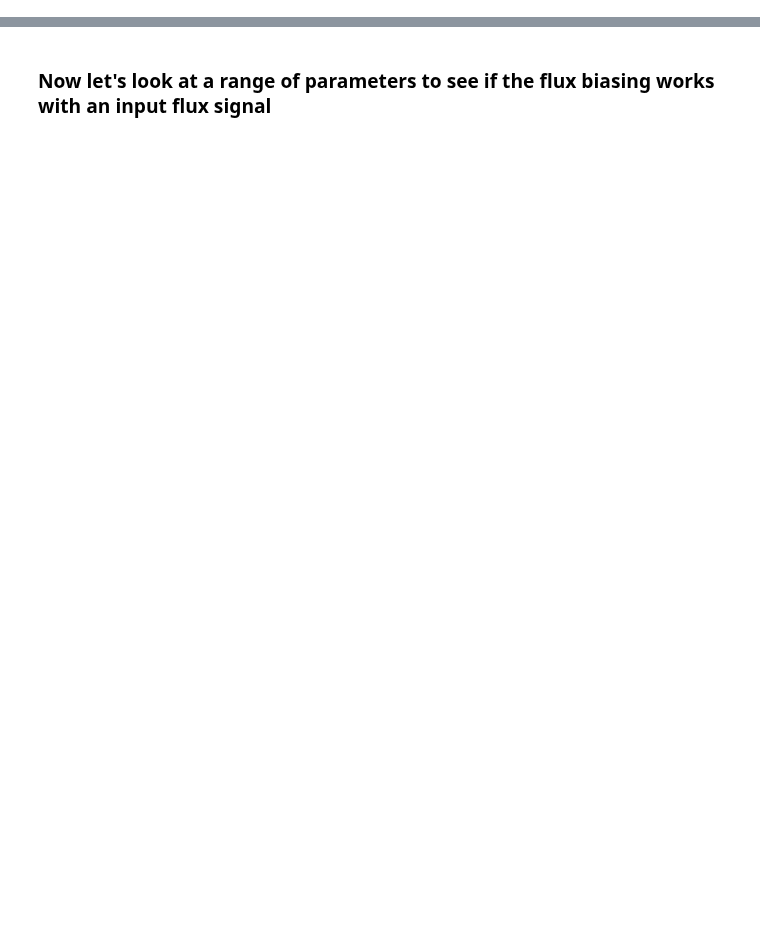
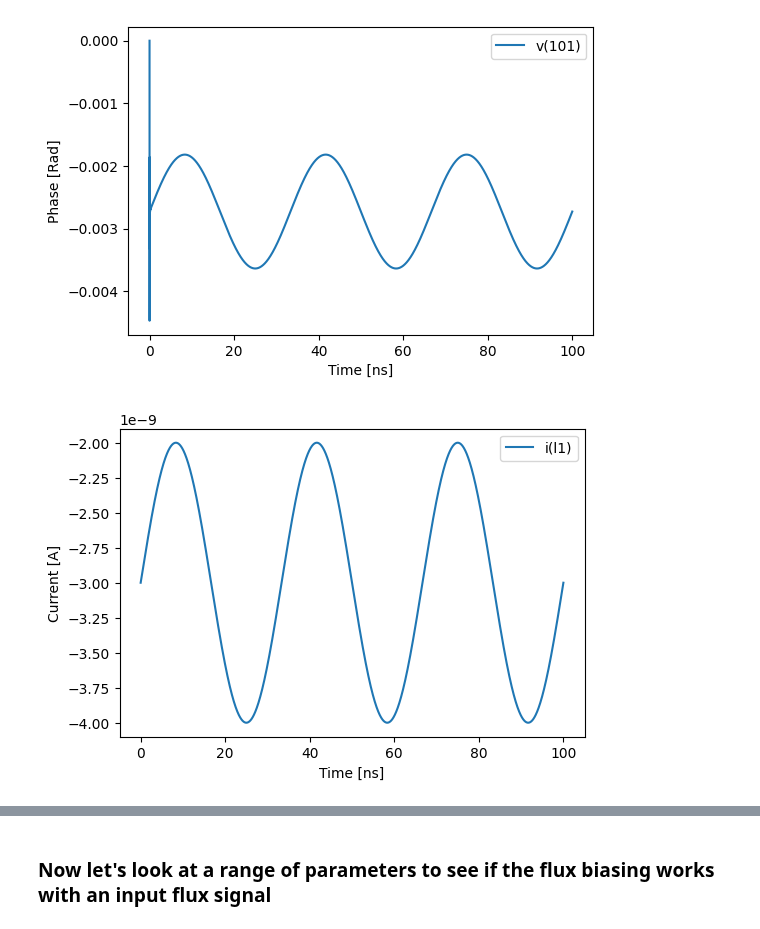
Before and after one commit to SLAC-FPD/bode-fano, a Jupyter notebook: dcbias_test.ipynb, the cells around one changed output, grey strips where cells are left out. Cells and saved outputs as stored; diff of their text form; code cells hidden in the pictures; blank space fills up the shorter version.

```diff
--- a/dcbias_test.ipynb
+++ b/dcbias_test.ipynb
@@ -14,0 +87,7 @@ engine = simulation.WRWrapper(command = "/mnt/c/Users/pstark/xictools/wrspice/bi
+# %%
+### Now let's change the parameters a bit
+
+params["tran_start"] = 0
+params["tran_stop"] = 1e-7
+params["tran_step"] = 1e-12
+params["ibias_mag"] = 3e-9
@@ -14,0 +106,17 @@ engine = simulation.WRWrapper(command = "/mnt/c/Users/pstark/xictools/wrspice/bi
+# %%
+# Plot the data
+plt.figure(figsize=(6,4))
+plt.plot(ts*1e9, v3, label="v(101)")
+plt.xlabel("Time [ns]")
+plt.ylabel("Phase [Rad]")
+plt.legend()
+
+plt.figure(figsize=(6,4))
+plt.plot(ts*1e9, v2, label="i(l1)")
+plt.xlabel("Time [ns]")
+plt.ylabel("Current [A]")
+plt.legend()
+plt.show()
+# %% [output]
+[figure, added]
+[figure, added]
```
Also changed, not shown: parts of 31 cells of this notebook.
